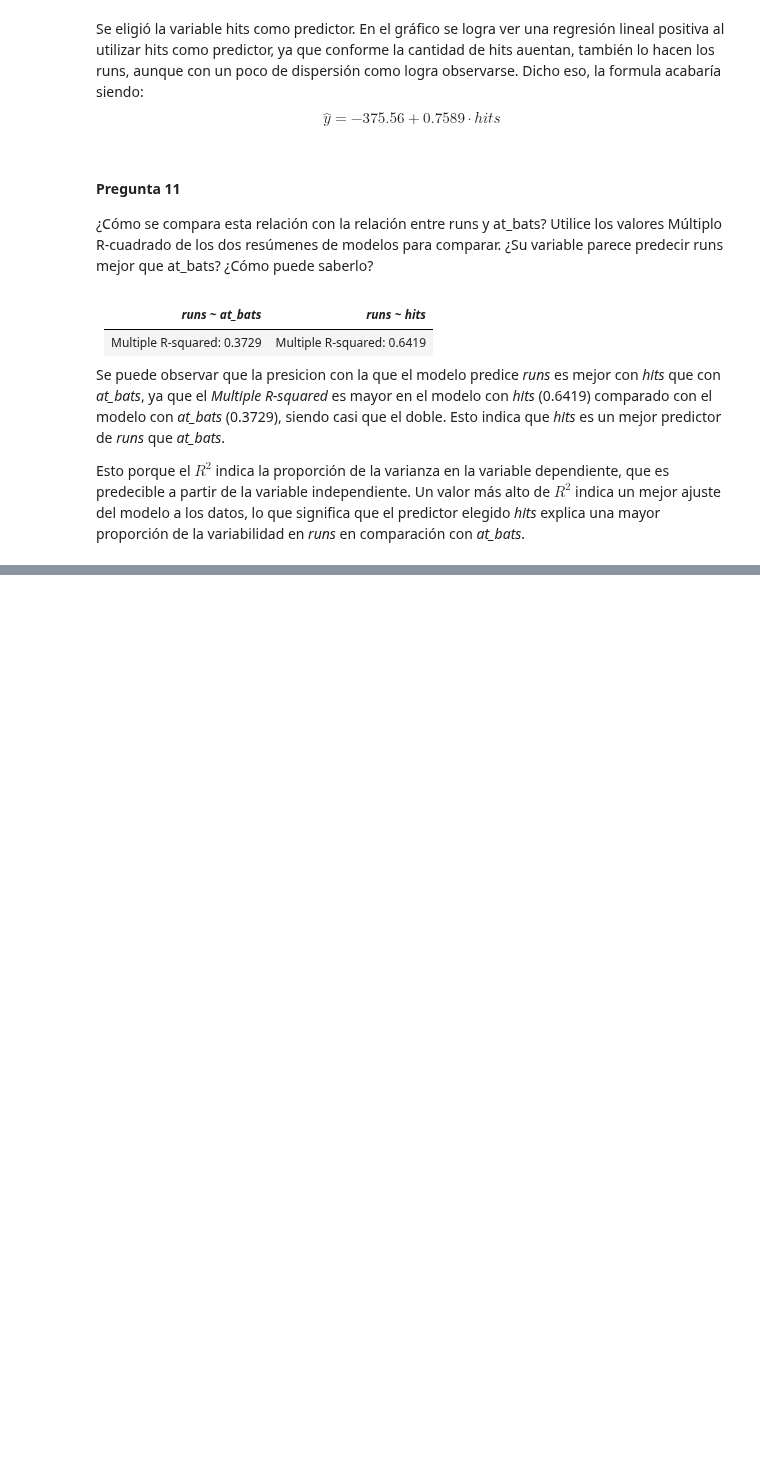
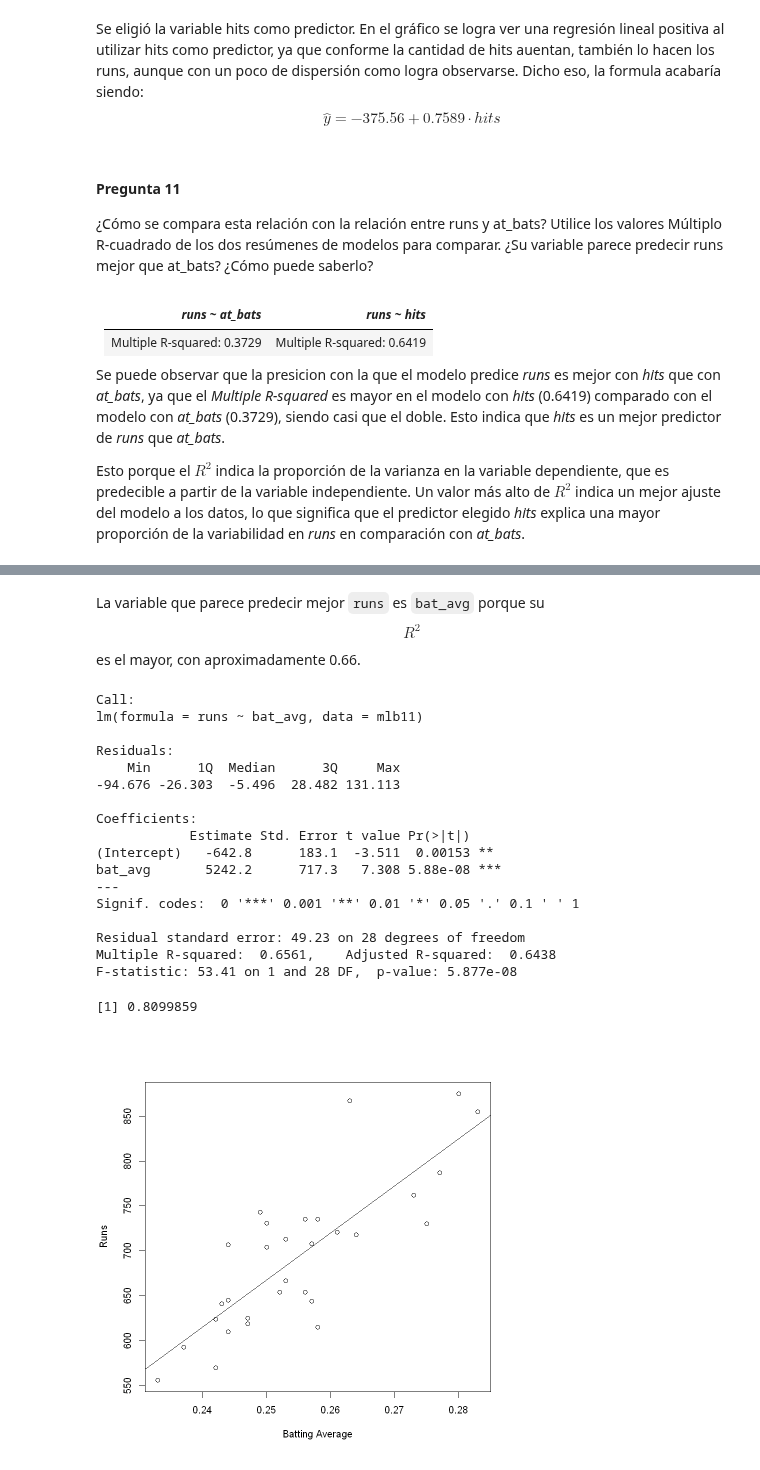
Before and after one commit to cerillo2808/Experimentos_TempName, a Jupyter notebook: AC5-Regresión-Lineal/AC5-Regresión-Lineal.ipynb, the cells around one changed output, grey strips where cells are left out. Saved outputs shown, nothing was run; the diff lists cells and outputs as text; code cells hidden in the pictures; blank space fills up the shorter version.

```diff
--- a/AC5-Regresión-Lineal/AC5-Regresión-Lineal.ipynb
+++ b/AC5-Regresión-Lineal/AC5-Regresión-Lineal.ipynb
@@ -155,0 +162,13 @@ concisión, solo incluya resultados para la mejor variable, no para las cinco).
+# %%
+m_homeruns <- lm(runs ~ homeruns, data = mlb11)
+m_bat_avg <- lm(runs ~ bat_avg, data = mlb11)
+m_strikeouts <- lm(runs ~ strikeouts, data = mlb11)
+m_stolen_bases <- lm(runs ~ stolen_bases, data = mlb11)
+m_wins <- lm(runs ~ wins, data = mlb11)
+
+
+summary(m_homeruns)$r.squared
+summary(m_bat_avg)$r.squared
+summary(m_strikeouts)$r.squared
+summary(m_stolen_bases)$r.squared
+summary(m_wins)$r.squared
@@ -155,0 +181,31 @@ concisión, solo incluya resultados para la mejor variable, no para las cinco).
+# %% [markdown]
+La variable que parece predecir mejor `runs` es `bat_avg` porque su $$R^2$$ es el mayor, con aproximadamente 0.66.
+# %%
+plot(mlb11$runs ~ mlb11$bat_avg,
+     xlab = "Batting Average",
+     ylab = "Runs")
+
+abline(m_bat_avg)
+
+summary(m_bat_avg)
+cor(mlb11$runs, mlb11$bat_avg)
+# %% [output]
+Call:
+lm(formula = runs ~ bat_avg, data = mlb11)
+
+Residuals:
+    Min      1Q  Median      3Q     Max
+-94.676 -26.303  -5.496  28.482 131.113
+
+Coefficients:
+            Estimate Std. Error t value Pr(>|t|)
+(Intercept)   -642.8      183.1  -3.511  0.00153 **
+bat_avg       5242.2      717.3   7.308 5.88e-08 ***
+---
+Signif. codes:  0 '***' 0.001 '**' 0.01 '*' 0.05 '.' 0.1 ' ' 1
+
+Residual standard error: 49.23 on 28 degrees of freedom
+Multiple R-squared:  0.6561,    Adjusted R-squared:  0.6438
+F-statistic: 53.41 on 1 and 28 DF,  p-value: 5.877e-08
+[1] 0.8099859
+[figure, added]
```
Also changed, not shown: parts of 5 cells of this notebook.
